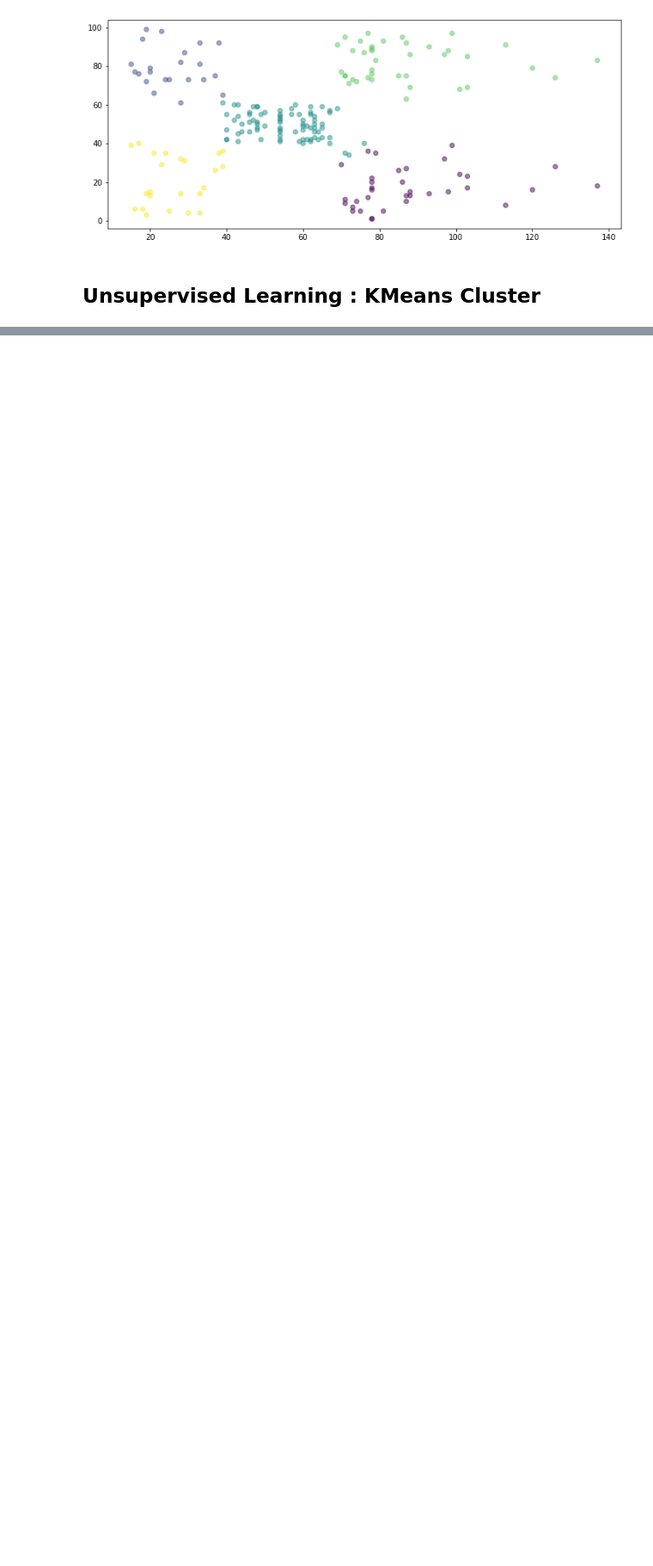
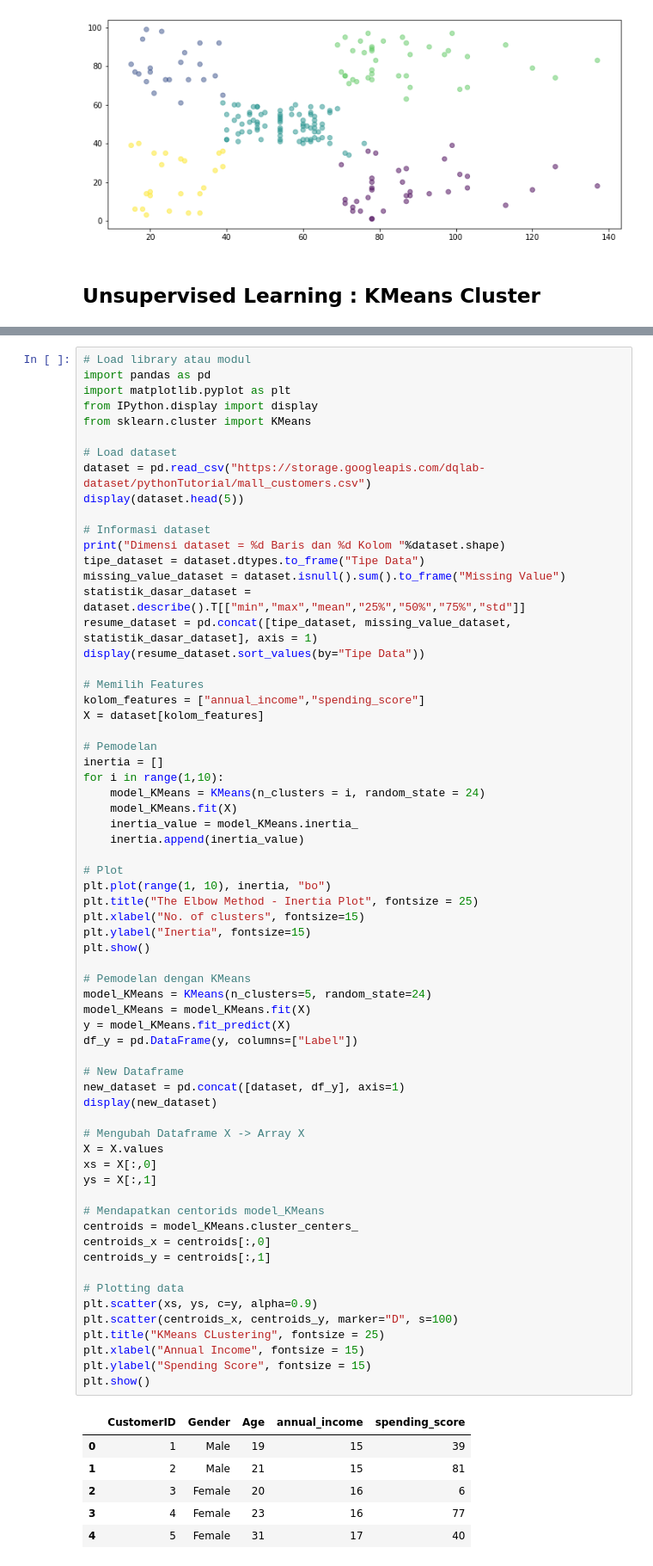
Before and after one commit to UsepSyaikalArifin/DQLab-Academy-Course-Online, a Jupyter notebook: Kelas Fundamental/Machine Learning With Python for Beginner/Jupyter Notebook/main.ipynb, the cells around one changed output, grey strips where cells are left out. Shown at 86% size. Saved outputs shown, nothing was run; the diff lists cells and outputs as text; blank space fills up the shorter version.

Commit message:
Unsupervised Learning Inertia

```diff
--- a/Kelas Fundamental/Machine Learning With Python for Beginner/Jupyter Notebook/main.ipynb
+++ b/Kelas Fundamental/Machine Learning With Python for Beginner/Jupyter Notebook/main.ipynb
@@ -1541,0 +1613,72 @@ from IPython.display import display
+# %%
+# Load library atau modul
+import pandas as pd
+import matplotlib.pyplot as plt
+from IPython.display import display
+from sklearn.cluster import KMeans
+
+# Load dataset
+dataset = pd.read_csv("https://storage.googleapis.com/dqlab-dataset/pythonTutorial/mall_customers.csv")
+display(dataset.head(5))
+
+# Informasi dataset
+print("Dimensi dataset = %d Baris dan %d Kolom "%dataset.shape)
+tipe_dataset = dataset.dtypes.to_frame("Tipe Data")
+missing_value_dataset = dataset.isnull().sum().to_frame("Missing Value")
+statistik_dasar_dataset = dataset.describe().T[["min","max","mean","25%","50%","75%","std"]]
+resume_dataset = pd.concat([tipe_dataset, missing_value_dataset, statistik_dasar_dataset], axis = 1)
+display(resume_dataset.sort_values(by="Tipe Data"))
+
+# Memilih Features
+kolom_features = ["annual_income","spending_score"]
+X = dataset[kolom_features]
+
+# Pemodelan
+inertia = []
+for i in range(1,10):
+    model_KMeans = KMeans(n_clusters = i, random_state = 24)
+    model_KMeans.fit(X)
+    inertia_value = model_KMeans.inertia_
+    inertia.append(inertia_value)
+
+# Plot
+plt.plot(range(1, 10), inertia, "bo")
+plt.title("The Elbow Method - Inertia Plot", fontsize = 25)
+plt.xlabel("No. of clusters", fontsize=15)
+plt.ylabel("Inertia", fontsize=15)
+plt.show()
+
+# Pemodelan dengan KMeans
+model_KMeans = KMeans(n_clusters=5, random_state=24)
+model_KMeans = model_KMeans.fit(X)
+y = model_KMeans.fit_predict(X)
+df_y = pd.DataFrame(y, columns=["Label"])
+
+# New Dataframe
+new_dataset = pd.concat([dataset, df_y], axis=1)
+display(new_dataset)
+
+# Mengubah Dataframe X -> Array X
+X = X.values
+xs = X[:,0]
+ys = X[:,1]
+
+# Mendapatkan centorids model_KMeans
+centroids = model_KMeans.cluster_centers_
+centroids_x = centroids[:,0]
+centroids_y = centroids[:,1]
+
+# Plotting data
+plt.scatter(xs, ys, c=y, alpha=0.9)
+plt.scatter(centroids_x, centroids_y, marker="D", s=100)
+plt.title("KMeans CLustering", fontsize = 25)
+plt.xlabel("Annual Income", fontsize = 15)
+plt.ylabel("Spending Score", fontsize = 15)
+plt.show()
+# %% [output]
+|  | CustomerID | Gender | Age | annual_income | spending_score |
+| 0 | 1 | Male | 19 | 15 | 39 |
+| 1 | 2 | Male | 21 | 15 | 81 |
+| 2 | 3 | Female | 20 | 16 | 6 |
+| 3 | 4 | Female | 23 | 16 | 77 |
+| 4 | 5 | Female | 31 | 17 | 40 |
```
Also changed, not shown: parts of 5 cells of this notebook.
